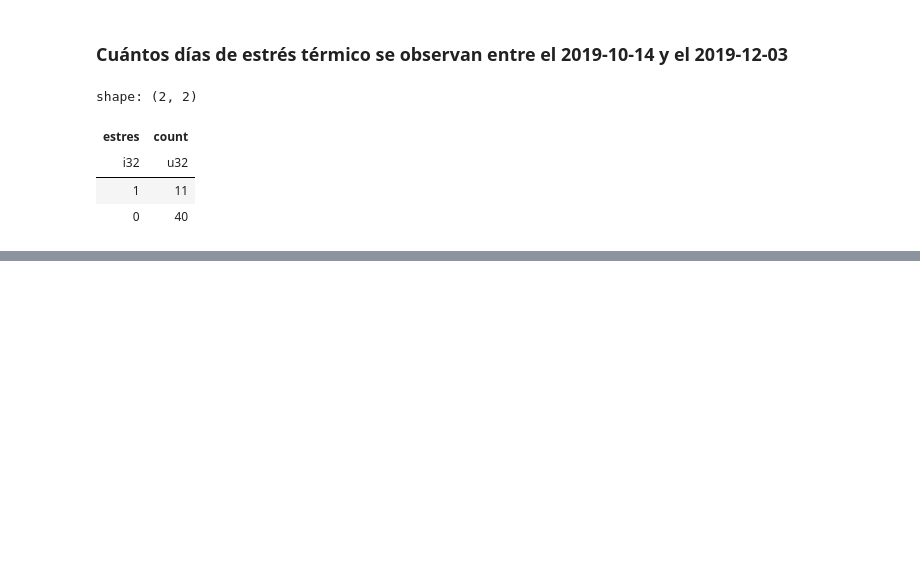
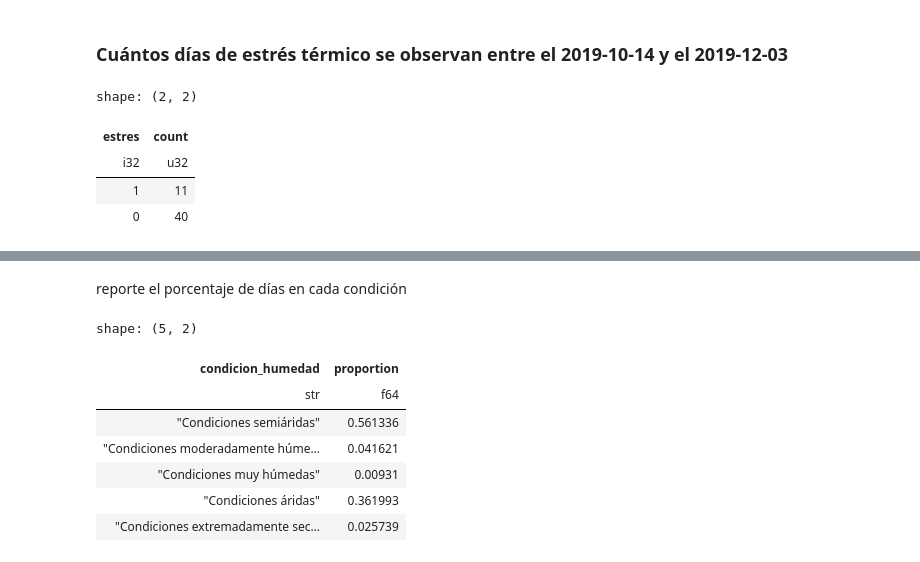
Before and after one commit to luciacordoba14/TP1-Python, a Jupyter notebook: Codigo.ipynb, the cells around one changed output, grey strips where cells are left out. Saved outputs shown, nothing was run; the diff lists cells and outputs as text; code cells hidden in the pictures; blank space fills up the shorter version.

```diff
--- a/Codigo.ipynb
+++ b/Codigo.ipynb
@@ -447,0 +494,13 @@ shape: (2, 2)
+# %%
+datos = (
+    datos.with_columns(
+        vps = 0.61078 * (17.27 * pl.col("t_max") / (pl.col("t_max") + 237.3)).exp()
+    )
+    .with_columns(
+    vpa = pl.col("vps") * pl.col("hr_t_max") / 100
+    )
+    .with_columns(
+    vpd = pl.col("vps") - pl.col("vpa")
+    )
+)
+datos
@@ -447,0 +557,14 @@ shape: (2, 2)
+# %% [markdown]
+reporte el porcentaje de días en cada condición
+# %%
+datos_humedad = datos["condicion_humedad"].value_counts(normalize = True)
+datos_humedad
+# %% [output]
+shape: (5, 2)
+| condicion_humedad | proportion |
+| str | f64 |
+| "Condiciones semiáridas" | 0.561336 |
+| "Condiciones moderadamente húme… | 0.041621 |
+| "Condiciones muy húmedas" | 0.00931 |
+| "Condiciones áridas" | 0.361993 |
+| "Condiciones extremadamente sec… | 0.025739 |
```
Also changed, not shown: parts of 20 cells of this notebook.
